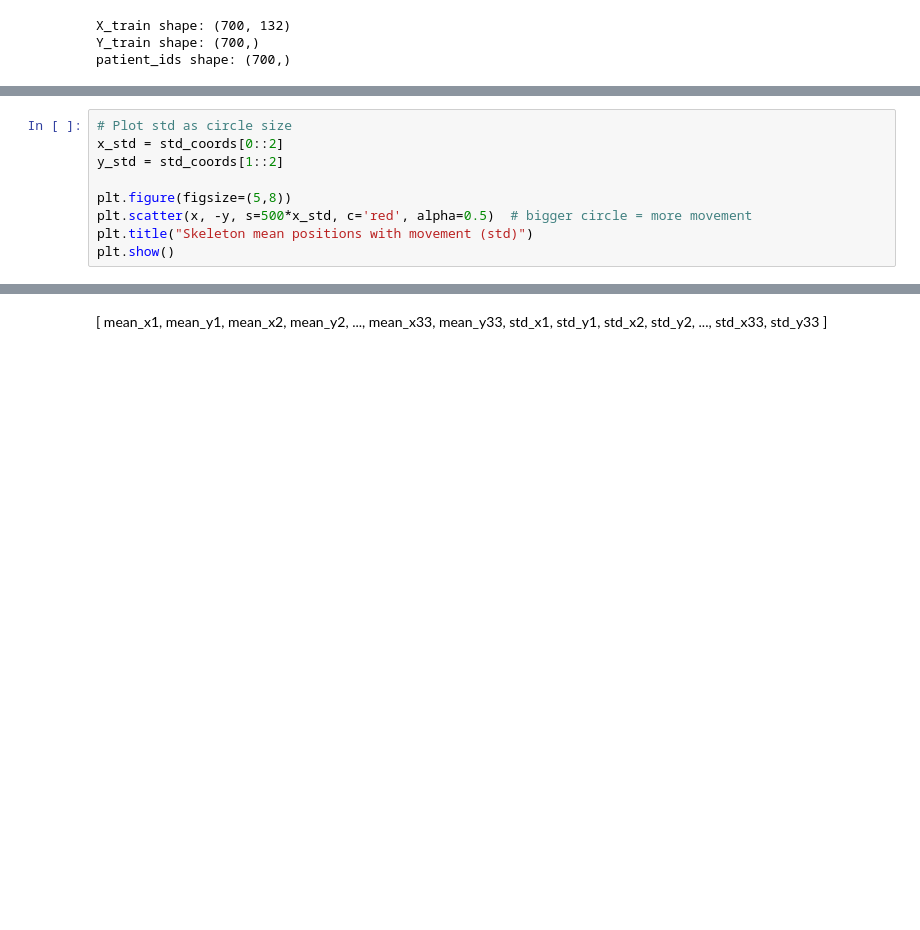
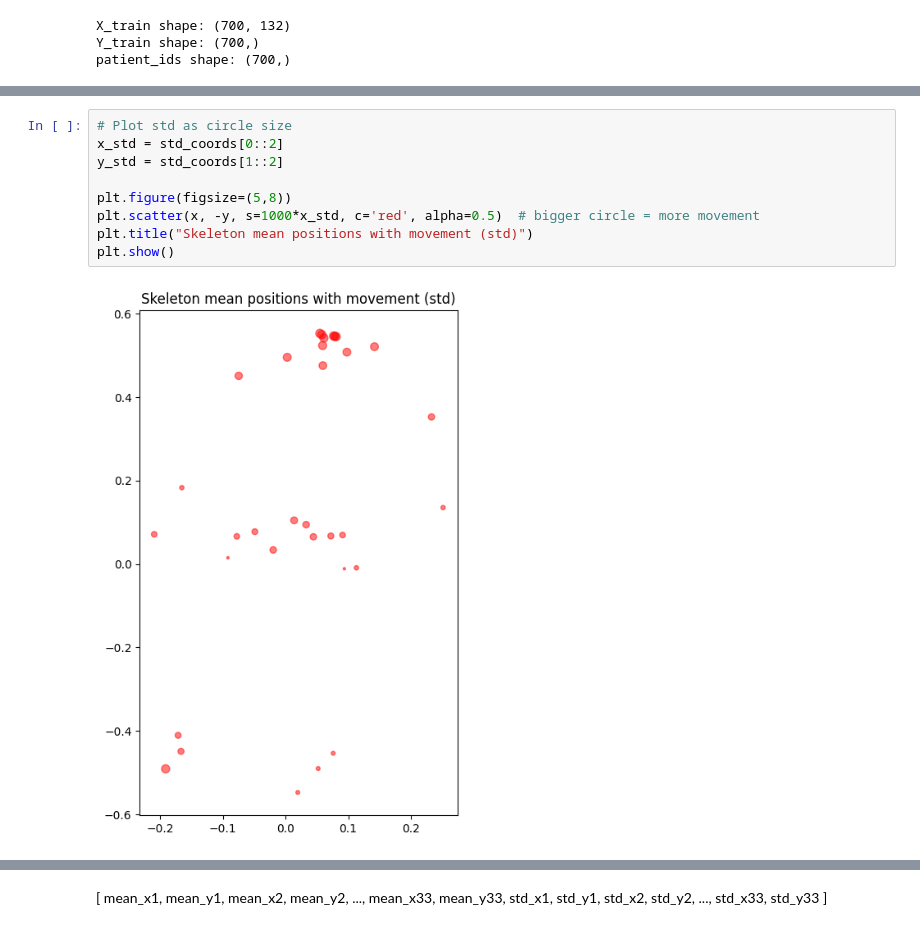
Before and after one commit to davidmarafuzgaspar/ist-machine-learning-project, a Jupyter notebook: Part - 2/Problem - 1/Development/classification.ipynb, the cells around one changed output, grey strips where cells are left out. Saved outputs shown, nothing was run; the diff lists cells and outputs as text; blank space fills up the shorter version.

```diff
--- a/Part - 2/Problem - 1/Development/classification.ipynb
+++ b/Part - 2/Problem - 1/Development/classification.ipynb
@@ -71,9 +115,11 @@ plt.show()
 # %%
 # Plot std as circle size
 x_std = std_coords[0::2]
 y_std = std_coords[1::2]
 
 plt.figure(figsize=(5,8))
-plt.scatter(x, -y, s=500*x_std, c='red', alpha=0.5)  # bigger circle = more movement
+plt.scatter(x, -y, s=1000*x_std, c='red', alpha=0.5)  # bigger circle = more movement
 plt.title("Skeleton mean positions with movement (std)")
 plt.show()
+# %% [output]
+[figure, added]
```
Also changed, not shown: parts of 7 cells of this notebook, 4 other files.
